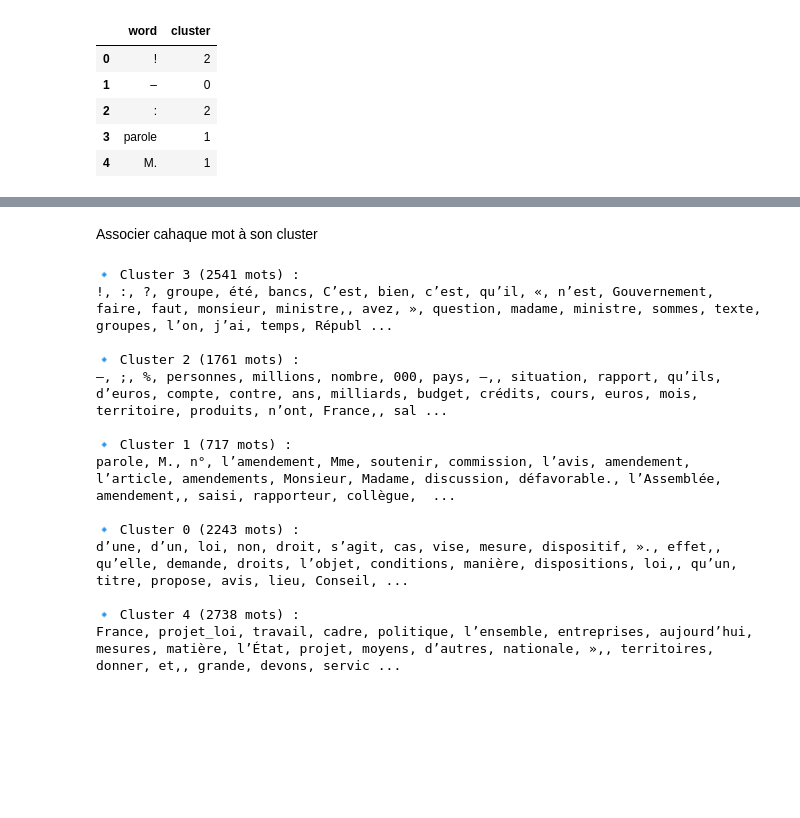
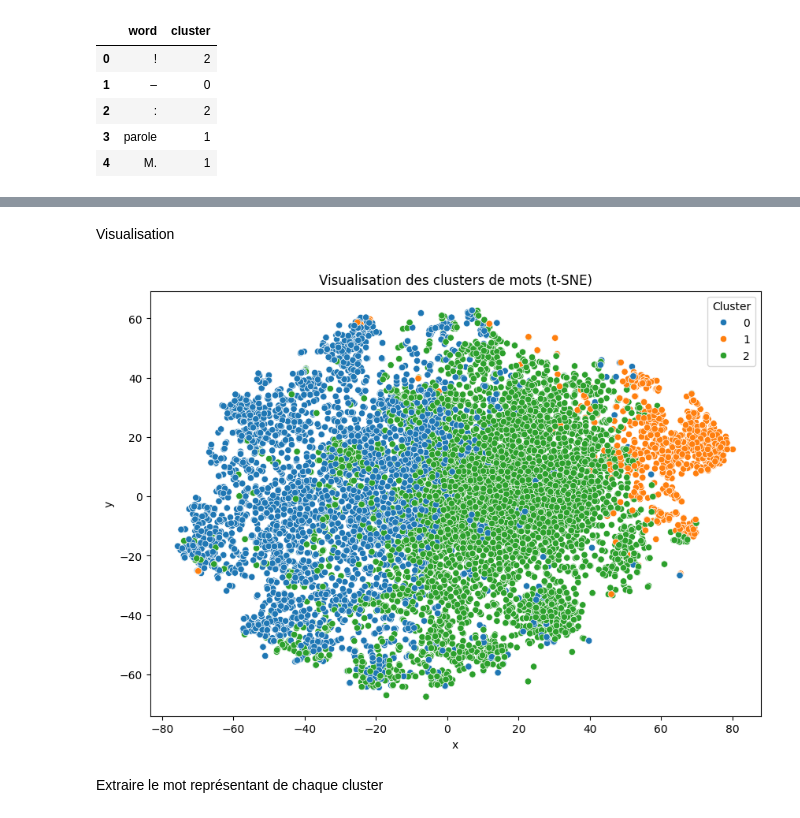
Before and after one commit to lucilebessac/AAD69-synonymie-contextuelle, a Jupyter notebook: clustering_.ipynb, the cells around one changed output, grey strips where cells are left out. Cells and saved outputs as stored; diff of their text form; code cells hidden in the pictures; blank space fills up the shorter version.

```diff
--- a/clustering_.ipynb
+++ b/clustering_.ipynb
@@ -443,29 +460,22 @@ df_clusters.head()
+# %% [markdown]
+Visualisation
+# %%
+from sklearn.manifold import TSNE
+import matplotlib.pyplot as plt
+import seaborn as sns
+
+tsne = TSNE(n_components=2, random_state=42, perplexity=40)
+X_2d = tsne.fit_transform(X_reduced)
+
+df_clusters["x"] = X_2d[:, 0]
+df_clusters["y"] = X_2d[:, 1]
+
+plt.figure(figsize=(10, 7))
+sns.scatterplot(data=df_clusters, x="x", y="y", hue="cluster", palette="tab10")
+plt.title("Visualisation des clusters de mots (t-SNE)")
+plt.legend(title="Cluster")
+plt.show()
+# %% [output]
+[figure, added]
 # %% [markdown]
-Associer cahaque mot à son cluster
+Extraire le mot représentant de chaque cluster
-# %%
-from collections import defaultdict
-
-# Dictionnaire : cluster_id → liste de mots
-clusters = defaultdict(list)
-for word, cluster_id in zip(most_common_words, cluster_labels):
-    clusters[cluster_id].append(word)
-
-# Affichage
-for cluster_id, words in clusters.items():
-    print(f"\n🔹 Cluster {cluster_id} ({len(words)} mots) :")
-    print(", ".join(words))
-# %% [output]
-🔹 Cluster 3 (2541 mots) :
-!, :, ?, groupe, été, bancs, C’est, bien, c’est, qu’il, «, n’est, Gouvernement, faire, faut, monsieur, ministre,, avez, », question, madame, ministre, sommes, texte, groupes, l’on, j’ai, temps, Républ ...
-
-🔹 Cluster 2 (1761 mots) :
-–, ;, %, personnes, millions, nombre, 000, pays, –,, situation, rapport, qu’ils, d’euros, compte, contre, ans, milliards, budget, crédits, cours, euros, mois, territoire, produits, n’ont, France,, sal ...
-
-🔹 Cluster 1 (717 mots) :
-parole, M., n°, l’amendement, Mme, soutenir, commission, l’avis, amendement, l’article, amendements, Monsieur, Madame, discussion, défavorable., l’Assemblée, amendement,, saisi, rapporteur, collègue,  ...
-
-🔹 Cluster 0 (2243 mots) :
-d’une, d’un, loi, non, droit, s’agit, cas, vise, mesure, dispositif, »., effet,, qu’elle, demande, droits, l’objet, conditions, manière, dispositions, loi,, qu’un, titre, propose, avis, lieu, Conseil, ...
-
-🔹 Cluster 4 (2738 mots) :
-France, projet_loi, travail, cadre, politique, l’ensemble, entreprises, aujourd’hui, mesures, matière, l’État, projet, moyens, d’autres, nationale, »,, territoires, donner, et,, grande, devons, servic ...
```
Also changed, not shown: parts of 18 cells of this notebook.
